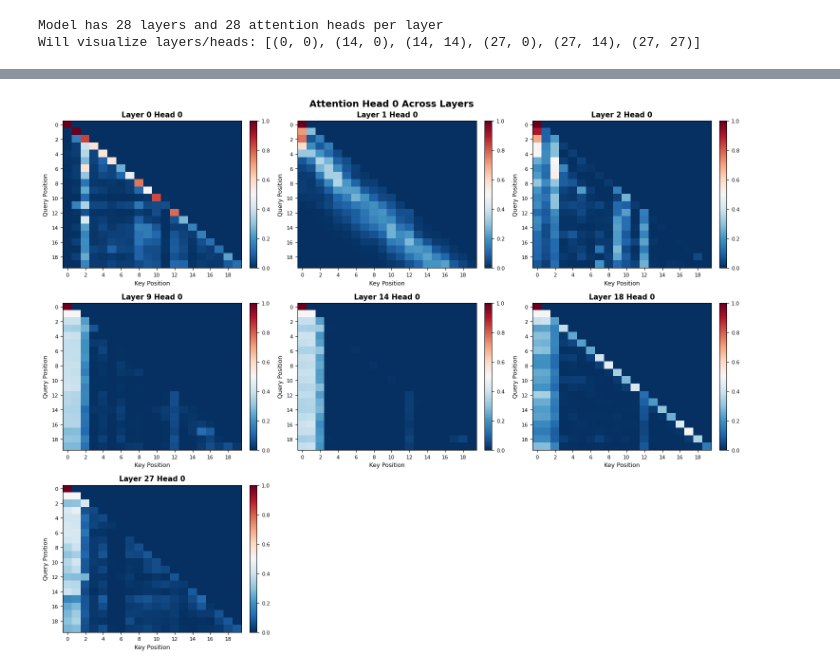
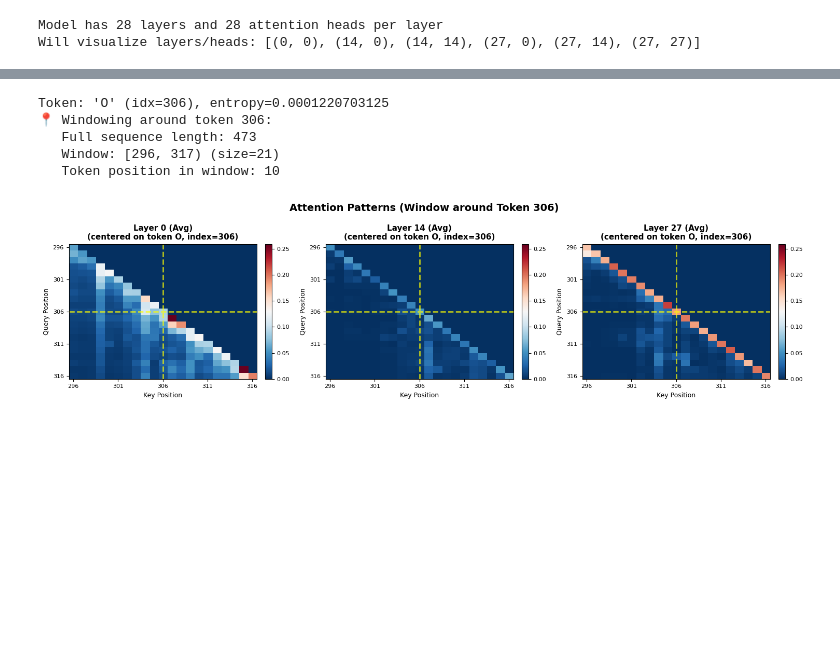
Before and after one commit to Dzungthez/jepa-math, a Jupyter notebook: notebooks/detect_high_entropy copy.ipynb, the cells around one changed output, grey strips where cells are left out. Saved outputs shown, nothing was run; the diff lists cells and outputs as text; code cells hidden in the pictures; blank space fills up the shorter version.

```diff
--- a/notebooks/detect_high_entropy copy.ipynb
+++ b/notebooks/detect_high_entropy copy.ipynb
@@ -1051,3 +1904,26 @@ Sequences shape: torch.Size([1, 2942])
+# %%
+TOP_K = 10000  # ← Change this to get more/fewer tokens
+range_idx = min(TOP_K, len(entropies))
+entropy_values = np.array([e['entropy'] for e in entropies])
+top_k_indices = np.argsort(entropy_values)[-range_idx:][::-1]  # Descending order
+
+high_entropy_results = []
+for rank, idx in enumerate(top_k_indices, 1):
+    e = entropies[idx]
+    output_pos = e['position']  # Position in OUTPUT (0-indexed, no input)
+    full_pos = output_pos + input_length  # Position in FULL sequence (with input)
+
+    high_entropy_results.append({
+        'rank': rank,
+        'output_position': output_pos,
+        'full_position': full_pos,
+        'token': e['token'],
+        'entropy': e['entropy'],
+        'top_alternatives': e['top_alternatives'][:3]  # Top 3 alternatives
+    })
+
+high_entropy_output_positions = [r['output_position'] for r in high_entropy_results]
+high_entropy_full_positions = [r['full_position'] for r in high_entropy_results]
 # %%
 # Forward pass để lấy attentions
 # Lấy full sequence (input + generated từ Example 1)
@@ -1175,13 +2032,29 @@ Visualizing layers: [0, 1, 2, 9, 14, 18, 27]
 # %%
 # Option 2: Visualize specific head (head 0) across layers
-fig = visualize_attention_layers(
-    attentions_to_use,
-    layer_indices=selected_layers,
-    head_idx=0,  # Specific head
-    max_tokens_display=20,
-    cmap='RdBu_r',
-    title=f'Attention Head 0 Across Layers'
-)
-plt.show()
+# fig = visualize_attention_layers(
+#     attentions_to_use,
+#     layer_indices=selected_layers,
+#     head_idx=0,  # Specific head
+#     max_tokens_display=20,
+#     cmap='RdBu_r',
+#     title=f'Attention Head 0 Across Layers'
+# )
+# plt.show()
-# %% [output]
-[figure, removed]
+# %%
+rank = 251
+token_idx = high_entropy_results[min(rank, len(high_entropy_results)-1)]['full_position']
+print(f"Token: '{high_entropy_results[min(rank, len(high_entropy_results)-1)]['token']}' (idx={token_idx}), entropy={high_entropy_results[min(rank, len(high_entropy_results)-1)]['entropy']}")
+fig = visualize_attention_layers(
+    attentions_to_use,
+    layer_indices=[0, 14, 27],
+    token_index=token_idx,  # ← center token
+    window_size=20,     # ← Window size (±30 tokens),
+    token = high_entropy_results[min(rank, len(high_entropy_results)-1)]['token'],
+)
+# %% [output]
+Token: 'O' (idx=306), entropy=0.0001220703125
+📍 Windowing around token 306:
+   Full sequence length: 473
+   Window: [296, 317) (size=21)
+   Token position in window: 10
+[figure, added]
```
Also changed, not shown: parts of 31 cells of this notebook.
